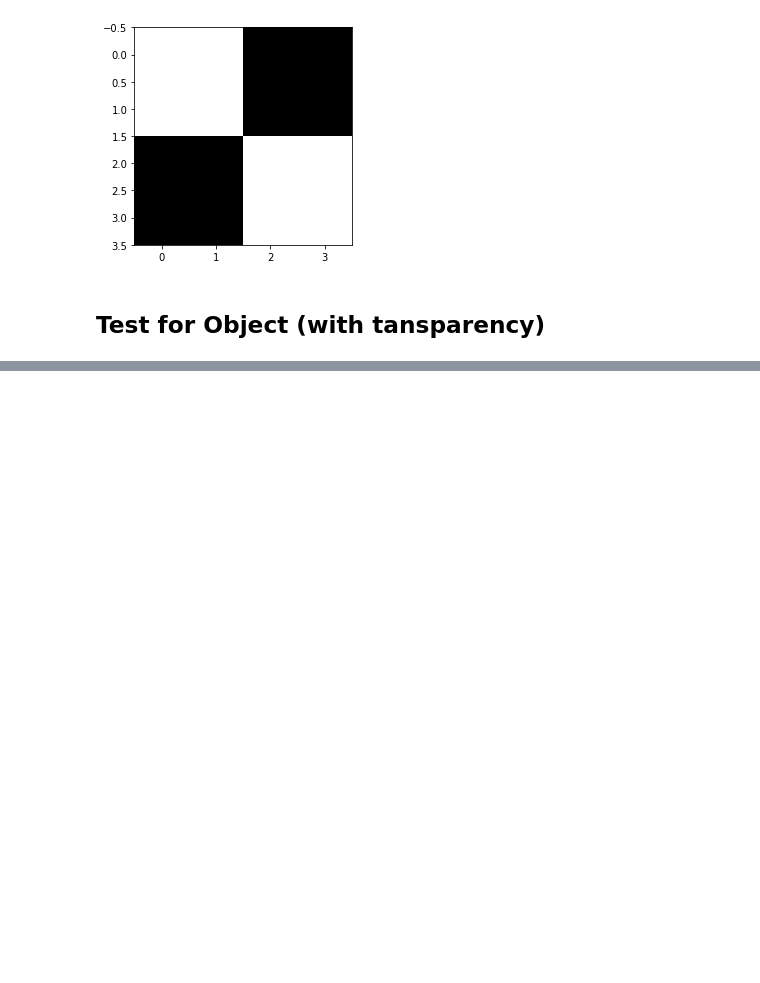
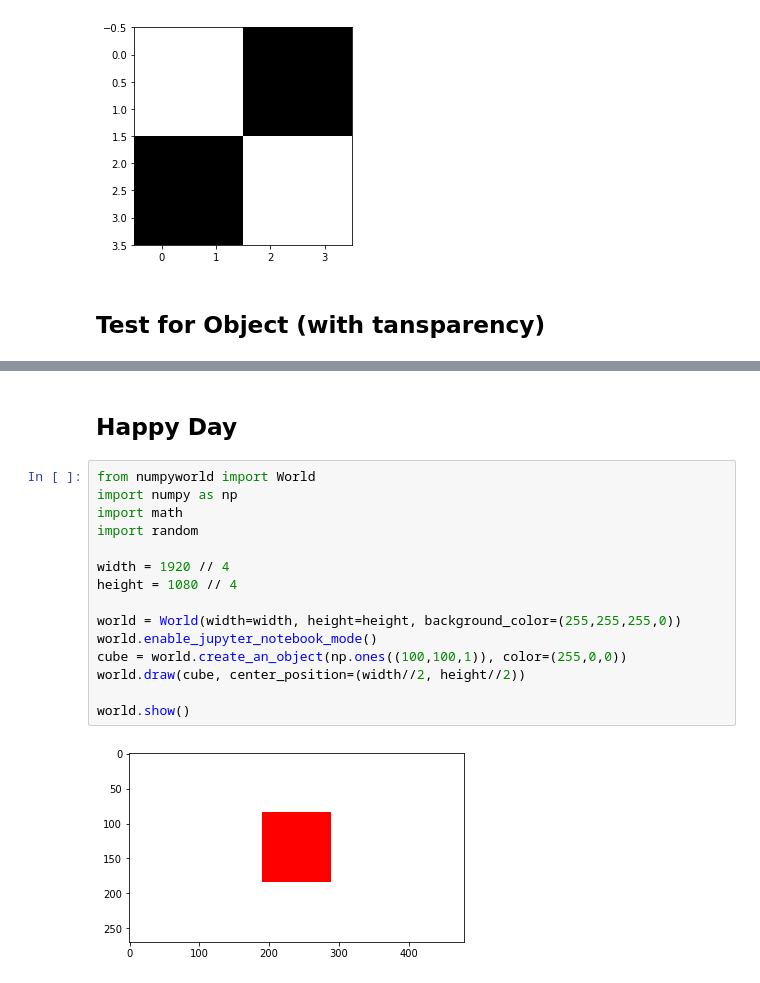
Before and after one commit to yingshaoxo/numpyworld, a Jupyter notebook: Example.ipynb, the cells around one changed output, grey strips where cells are left out. Drawn from its saved outputs; the diff is of its cells as text; blank space fills up the shorter version.

```diff
--- a/Example.ipynb
+++ b/Example.ipynb
@@ -385,3 +372,22 @@ Moviepy - Writing video __temp__.mp4
 Moviepy - Done !
 Moviepy - video ready __temp__.mp4
 <moviepy.video.io.html_tools.HTML2 object>
+# %% [markdown]
+## Happy Day
+# %%
+from numpyworld import World
+import numpy as np
+import math
+import random
+
+width = 1920 // 4
+height = 1080 // 4
+
+world = World(width=width, height=height, background_color=(255,255,255,0))
+world.enable_jupyter_notebook_mode()
+cube = world.create_an_object(np.ones((100,100,1)), color=(255,0,0))
+world.draw(cube, center_position=(width//2, height//2))
+
+world.show()
+# %% [output]
+[figure, added]
```
Also changed, not shown: parts of 11 cells of this notebook, 1 other file.
